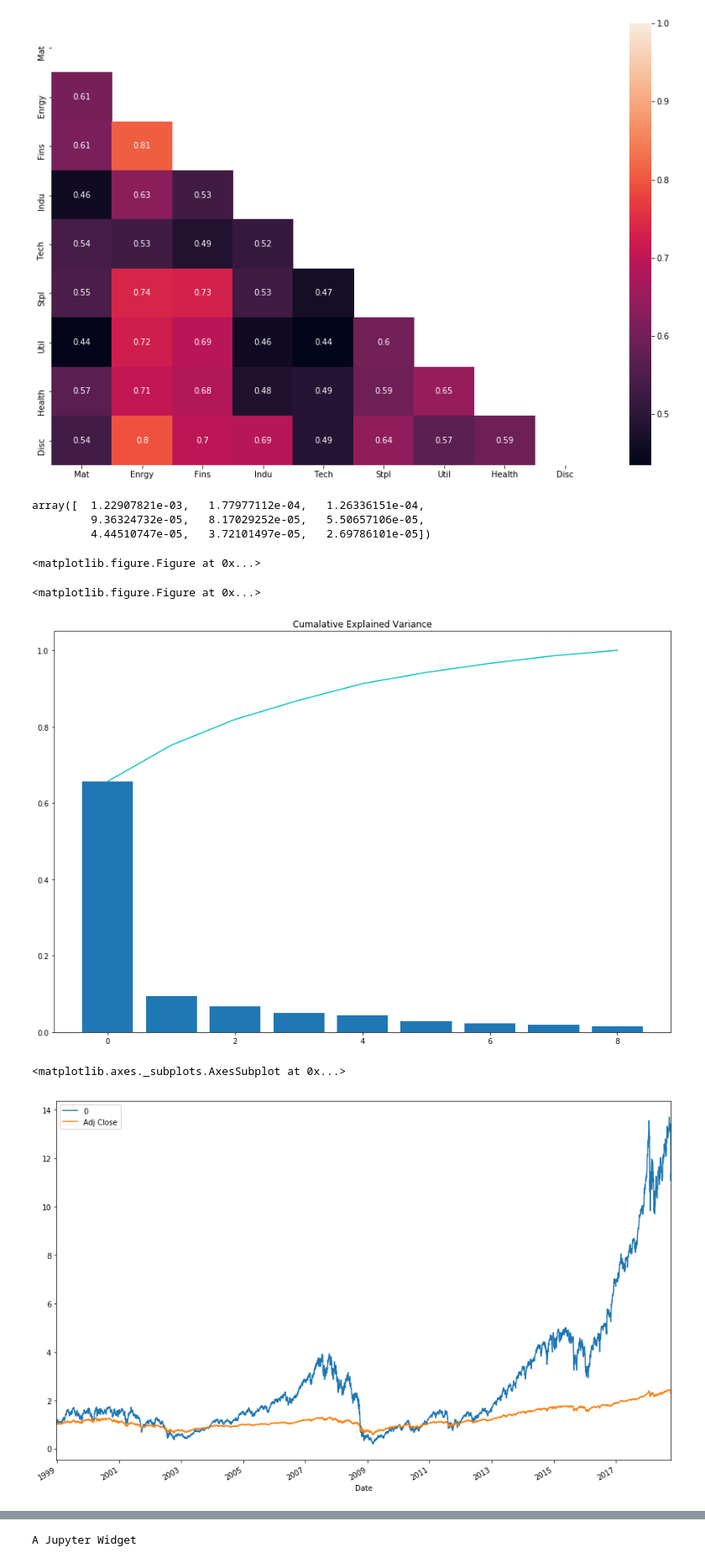
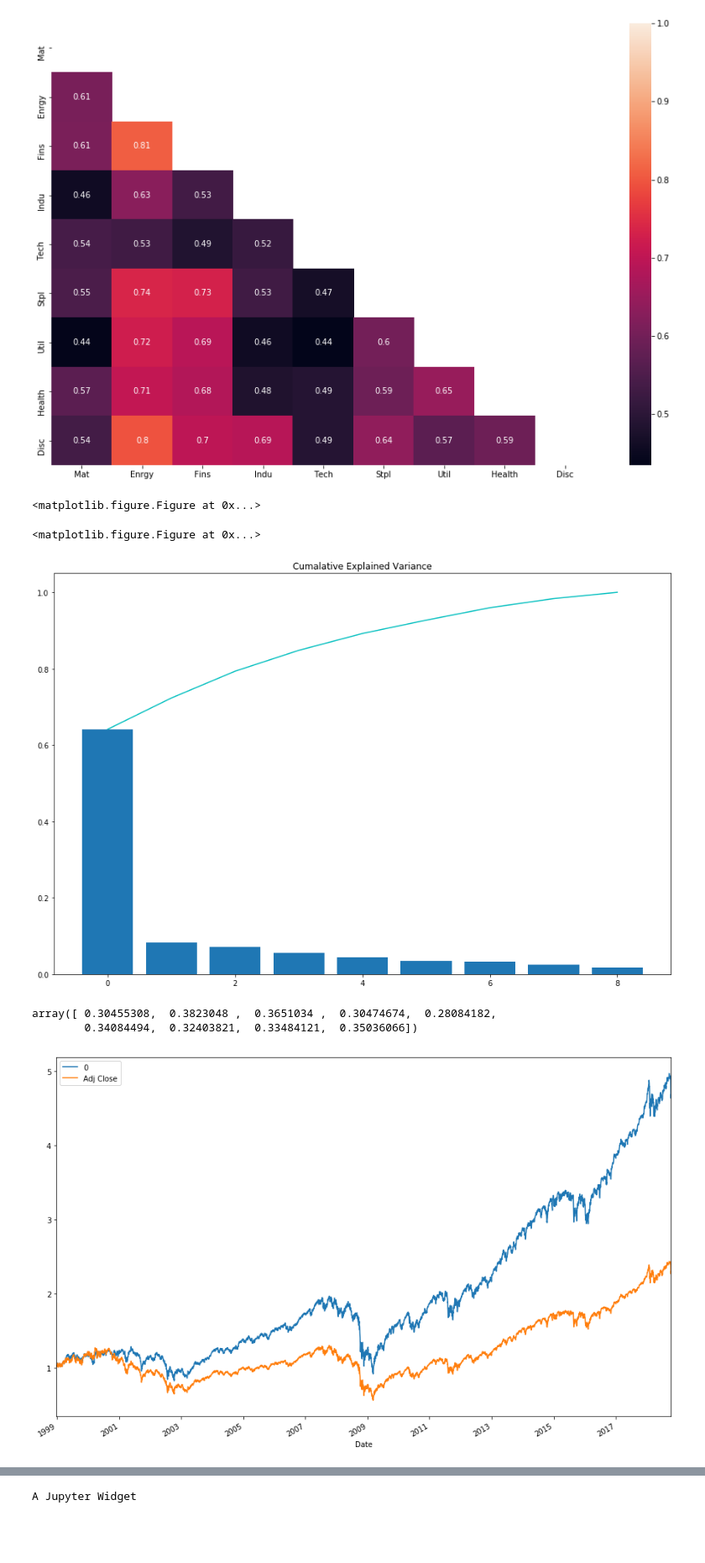
Before and after one commit to cshannonn/PCA, a Jupyter notebook: PCA_np.ipynb, the cells around one changed output, grey strips where cells are left out. Shown at 84% size. Cells and saved outputs as stored; diff of their text form; code cells hidden in the pictures; blank space fills up the shorter version.

Commit message:
scaled the returns - not a bad strategy

```diff
--- a/PCA_np.ipynb
+++ b/PCA_np.ipynb
@@ -61,22 +62,16 @@ sns.heatmap(cor_mat, mask=mask, annot=True)
 # %% [output]
 <matplotlib.axes._subplots.AxesSubplot at 0x...>
 [figure]
-# %%
-pca = PCA()
-pca.fit(ret)
-
-pca.components_
-pca.explained_variance_
-# %% [output]
-array([  1.22907821e-03,   1.77977112e-04,   1.26336151e-04,
-         9.36324732e-05,   8.17029252e-05,   5.50657106e-05,
-         4.44510747e-05,   3.72101497e-05,   2.69786101e-05])
 # %%
 ## Function that returns Eigenvectors and Eigenvalues from returns
 def get_eigen(returns: pd.DataFrame) -> Tuple [np.ndarray, np.ndarray]:
 
+    scaler = StandardScaler()
+    scaled_ret = scaler.fit_transform(returns)
+
+
     pca = PCA()
-    pca.fit(returns)
+    pca.fit(scaled_ret )
 
     return pca.explained_variance_ , pca.components_
 # %%
@@ -100,15 +95,17 @@ plot_eig(eig_val)
 # %% [output]
 <matplotlib.figure.Figure at 0x...>
 <matplotlib.figure.Figure at 0x...>
-[figure, old version]
+[figure, new version]
 # %%
 #plot 1st eigenvector against the market
-df_comp = pd.concat([ret.dot(eig_vec[0]), df_spx_ret], axis = 1)
+df_comp = pd.concat([ret.dot(eig_vec[0]/sum(eig_vec[0])), df_spx_ret], axis = 1)
 df_comp.index = df_spx_ret.index
 (df_comp + 1).cumprod().plot(figsize = (15,10))
+eig_vec[0]/sum(eig_vec[0])
 # %% [output]
-<matplotlib.axes._subplots.AxesSubplot at 0x...>
+array([ 0.30455308,  0.3823048 ,  0.3651034 ,  0.30474674,  0.28084182,
+        0.34084494,  0.32403821,  0.33484121,  0.35036066])
-[figure, old version]
+[figure, new version]
 # %%
 #project eigenvectors in 1-d
 y1 = eig_vec[0,:]
```
Also changed, not shown: parts of 3 cells of this notebook.
